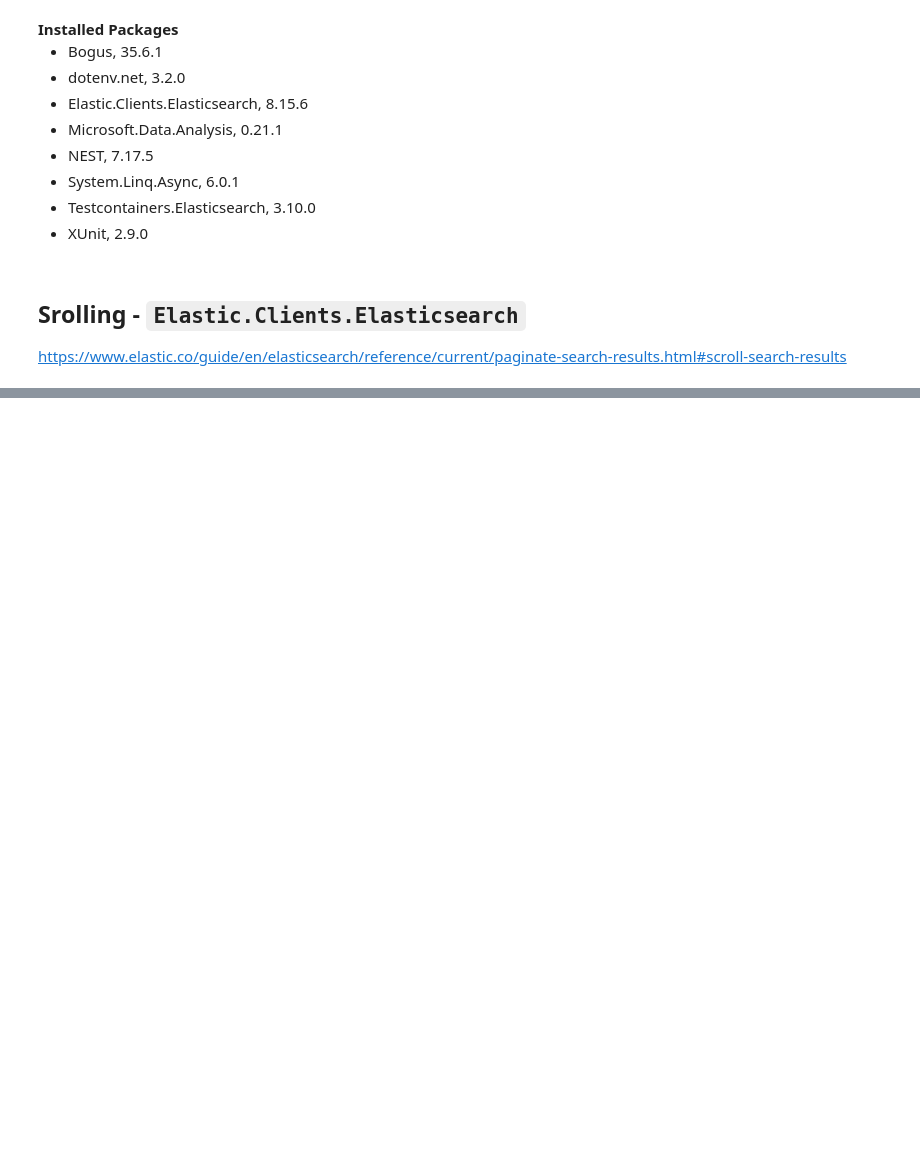
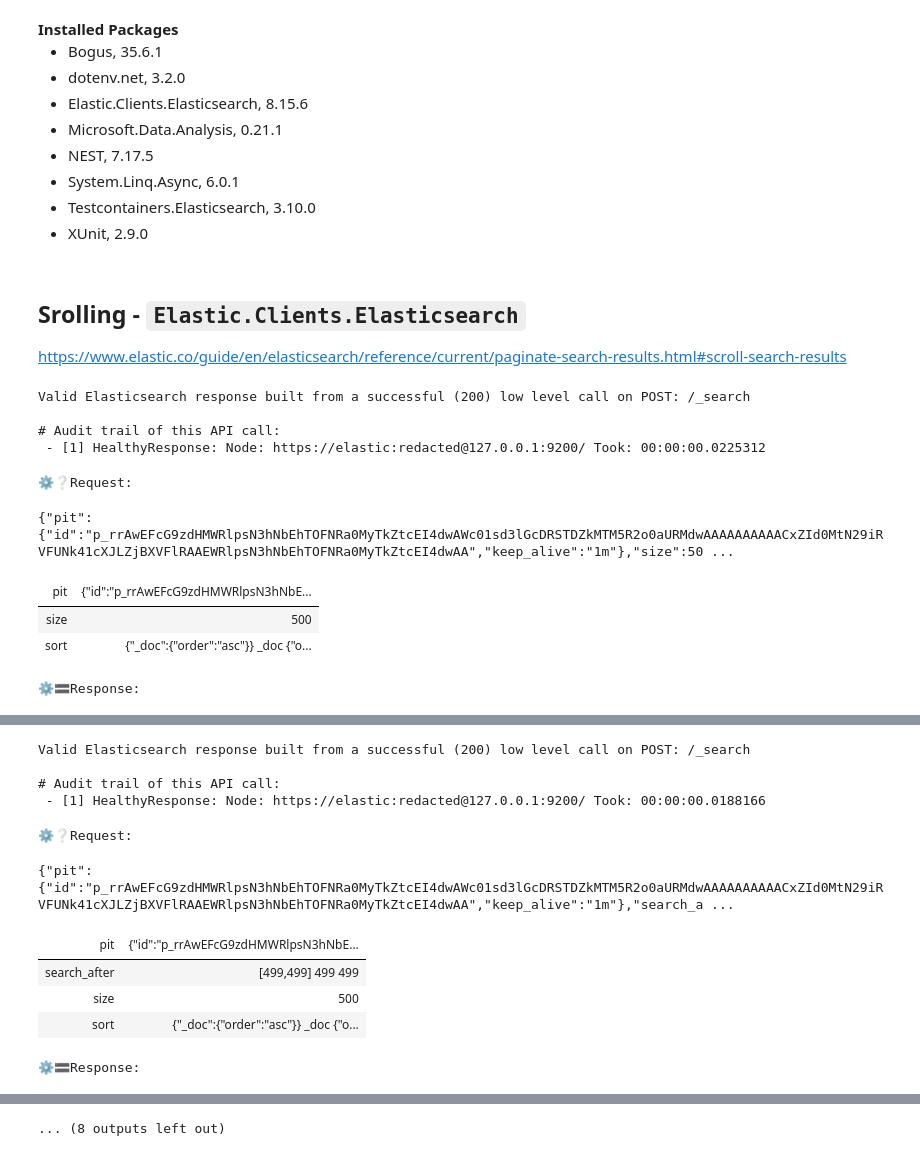
Before and after one commit to NikiforovAll/elasticsearch-dotnet-playground, a Jupyter notebook: src/scroll.ipynb, the cells around one changed output, grey strips where cells are left out. Cells and saved outputs as stored; diff of their text form; code cells hidden in the pictures; blank space fills up the shorter version.

Commit message:
adjust scroll doc

```diff
--- a/src/scroll.ipynb
+++ b/src/scroll.ipynb
@@ -22,9 +22,11 @@ using Elastic.Clients.Elasticsearch;
 
 public class ScrollConfiguration
 {
-    public int PageSize { get; set; } = 100;
+    public int PageSize { get; set; } = 250;
 
     public Elastic.Clients.Elasticsearch.Duration KeepAlive { get; set; } = new Elastic.Clients.Elasticsearch.Duration("1m");
+
+    public bool DebugOutput { get; set; } = false;
 
     public static ScrollConfiguration Default => new ();
 }
@@ -55,6 +57,10 @@ public static class ElasticsearchClientExtensions
                 s => ConfigureSearch(s),
                 cancellationToken);
 
+            if(scrollConfiguration.DebugOutput)
+            {
+                DumpResponse(searchResponse);
+            }
             HandleError(searchResponse);
 
             while (searchResponse.Documents.Count > 0)
@@ -64,13 +70,17 @@ public static class ElasticsearchClientExtensions
                     yield return document;
                 }
 
-
                 if(searchResponse.Hits.Last().Sort is var searchAfter and { Count: > 0 })
                 {
                     searchResponse = await client.SearchAsync<TDocument>(
                         s => ConfigureSearch(s).SearchAfter(searchAfter.ToList()),
                         cancellationToken);
 
+
+                    if(scrollConfiguration.DebugOutput)
+                    {
+                        DumpResponse(searchResponse);
+                    }
                     HandleError(searchResponse);
                 }
                 else
@@ -93,7 +103,7 @@ public static class ElasticsearchClientExtensions
             descriptor = descriptor
                 .Index(indices)
                 .Pit(pit!.Id, d => d.KeepAlive(scrollConfiguration!.KeepAlive))
-                .Size(100);
+                .Size(scrollConfiguration.PageSize);
 
             if(configure is not null)
             {
@@ -122,9 +132,34 @@ public static class ElasticsearchClientExtensions
     }
 }
 # %%
-var source = ElasticsearchClientExtensions.ScrollAsync<BlogPost>(client, PostsIndex);
+var scrollConfiguration = ScrollConfiguration.Default;
+scrollConfiguration.PageSize = 500;
+scrollConfiguration.DebugOutput = true;
+
+var source = ElasticsearchClientExtensions.ScrollAsync<BlogPost>(client, PostsIndex, scrollConfiguration: scrollConfiguration);
 
 display(await source.CountAsync());
 // var posts = await source.ToListAsync();
 # %% [output]
+Valid Elasticsearch response built from a successful (200) low level call on POST: /_search
+
+# Audit trail of this API call:
+ - [1] HealthyResponse: Node: https://elastic:redacted@127.0.0.1:9200/ Took: 00:00:00.0225312
+⚙️❔Request:
+{"pit":{"id":"p_rrAwEFcG9zdHMWRlpsN3hNbEhTOFNRa0MyTkZtcEI4dwAWc01sd3lGcDRSTDZkMTM5R2o0aURMdwAAAAAAAAAACxZId0MtN29iRVFUNk41cXJLZjBXVFlRAAEWRlpsN3hNbEhTOFNRa0MyTkZtcEI4dwAA","keep_alive":"1m"},"size":50 ...
+| pit | {"id":"p_rrAwEFcG9zdHMWRlpsN3hNbE... |
+| size | 500 |
+| sort | {"_doc":{"order":"asc"}} _doc {"o... |
+⚙️🟰Response:
 [interactive output not drawn]
+Valid Elasticsearch response built from a successful (200) low level call on POST: /_search
+
+# Audit trail of this API call:
+ - [1] HealthyResponse: Node: https://elastic:redacted@127.0.0.1:9200/ Took: 00:00:00.0188166
+⚙️❔Request:
+{"pit":{"id":"p_rrAwEFcG9zdHMWRlpsN3hNbEhTOFNRa0MyTkZtcEI4dwAWc01sd3lGcDRSTDZkMTM5R2o0aURMdwAAAAAAAAAACxZId0MtN29iRVFUNk41cXJLZjBXVFlRAAEWRlpsN3hNbEhTOFNRa0MyTkZtcEI4dwAA","keep_alive":"1m"},"search_a ...
+| pit | {"id":"p_rrAwEFcG9zdHMWRlpsN3hNbE... |
+| search_after | [499,499] 499 499 |
+| size | 500 |
+| sort | {"_doc":{"order":"asc"}} _doc {"o... |
+⚙️🟰Response:
@@ -130,0 +167 @@ display(await source.CountAsync());
+... (8 outputs left out)
```
Also changed, not shown: parts of 1 cell of this notebook, 1 other file.
